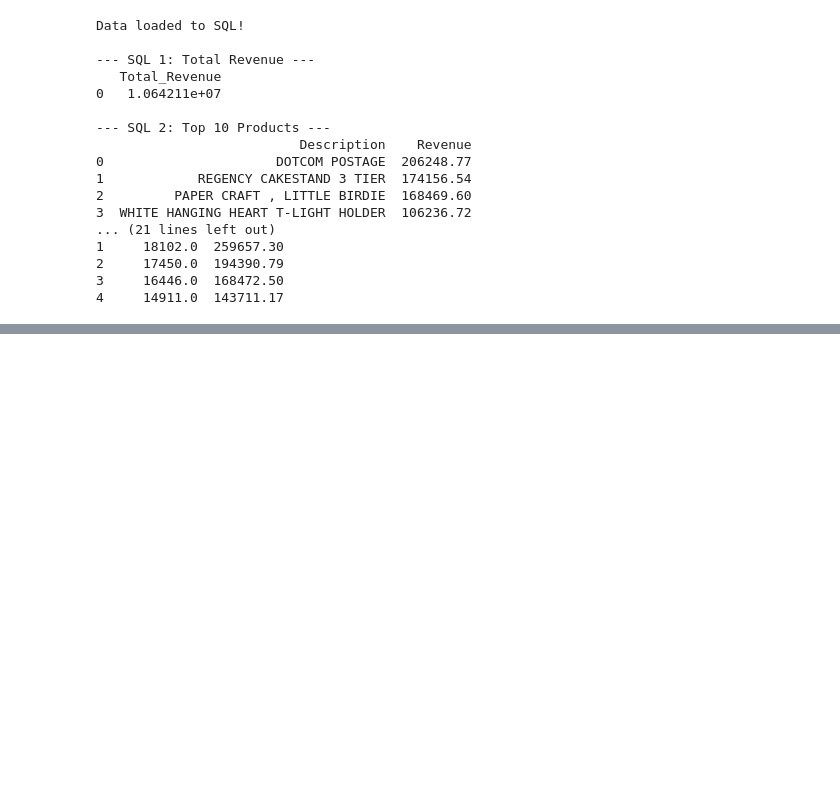
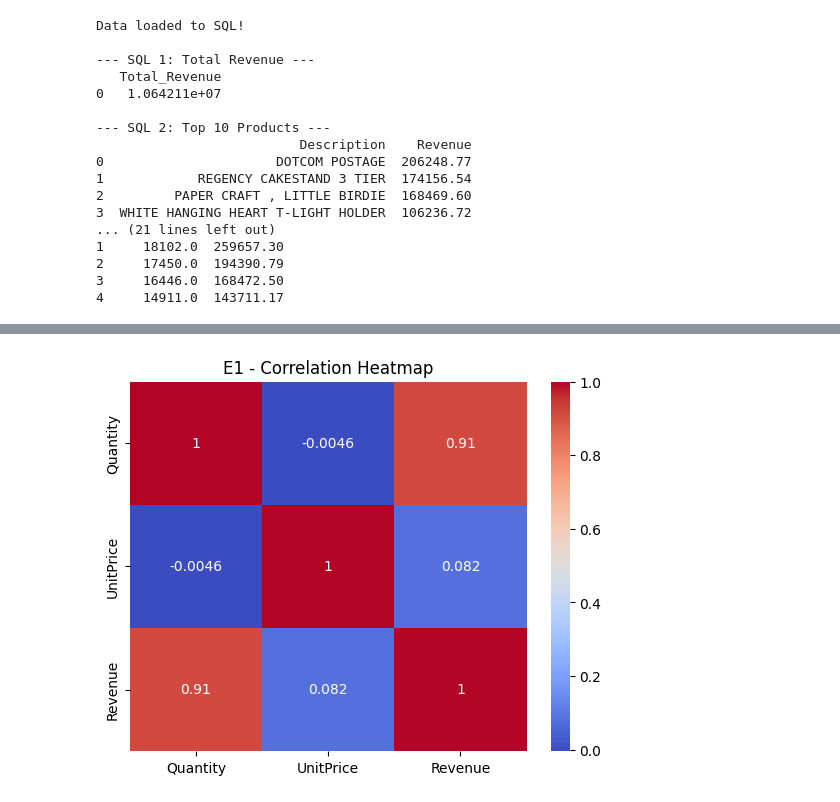
Before and after one commit to angelvb2104-ops/online-retail-analysis, a Jupyter notebook: Retail_Data_Analytics.ipynb, the cells around one changed output, grey strips where cells are left out. Saved outputs shown, nothing was run; the diff lists cells and outputs as text; code cells hidden in the pictures; blank space fills up the shorter version.

```diff
--- a/Retail_Data_Analytics.ipynb
+++ b/Retail_Data_Analytics.ipynb
@@ -189,3 +242,30 @@ Data loaded to SQL!
 2     17450.0  194390.79
 3     16446.0  168472.50
 4     14911.0  143711.17
+# %%
+import sqlite3
+import pandas as pd
+
+# 1. Load data directly - no file needed
+url = "https://archive.ics.uci.edu/ml/machine-learning-databases/00352/Online%20Retail.xlsx"
+df = pd.read_excel(url, engine='openpyxl')
+
+# 2. Make df_valid
+df_valid = df.copy()
+df_valid = df_valid.dropna(subset=['CustomerID'])
+df_valid = df_valid[(df_valid['Quantity'] > 0) & (df_valid['UnitPrice'] > 0)]
+df_valid['Revenue'] = df_valid['Quantity'] * df_valid['UnitPrice']
+
+# 3. SQL
+conn = sqlite3.connect(':memory:')
+df_valid.to_sql('retail', conn, index=False, if_exists='replace')
+
+query = """
+SELECT Country, SUM(Quantity * UnitPrice) AS Revenue
+FROM retail
+WHERE Country != 'United Kingdom'
+GROUP BY Country
+ORDER BY Revenue DESC
+LIMIT 10;
+"""
+pd.read_sql(query, conn)
@@ -191,0 +284,8 @@ Data loaded to SQL!
+# %%
+# E1
+import seaborn as sns
+sns.heatmap(df_valid[['Quantity','UnitPrice','Revenue']].corr(), annot=True, cmap='coolwarm')
+plt.title('E1 - Correlation Heatmap')
+plt.show()
+# %% [output]
+[figure, added]
```
Also changed, not shown: parts of 6 cells of this notebook.
